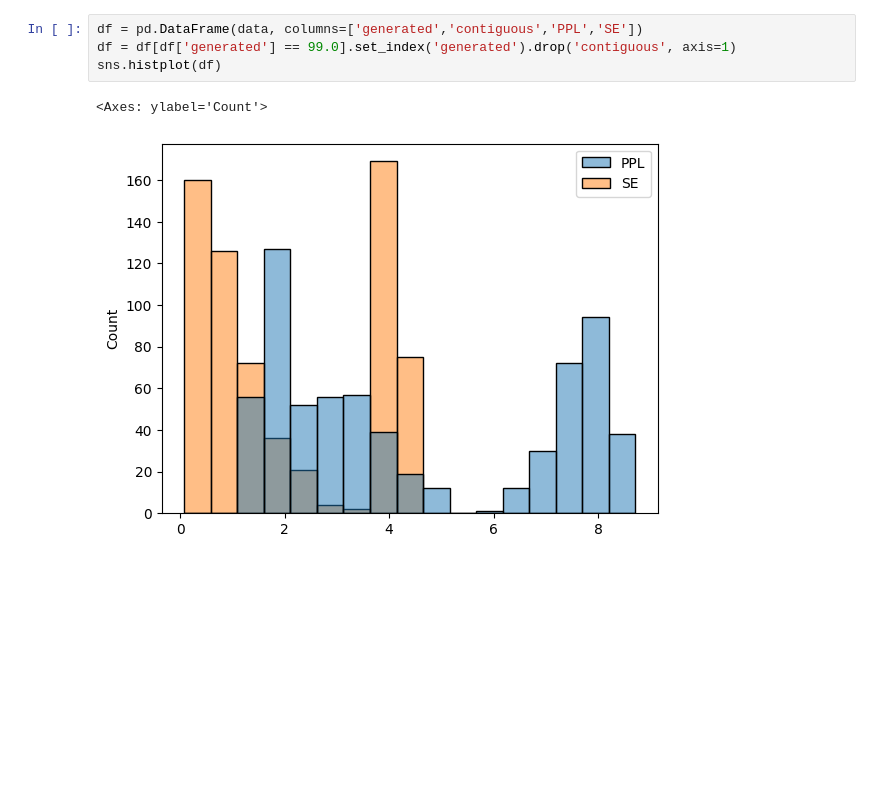
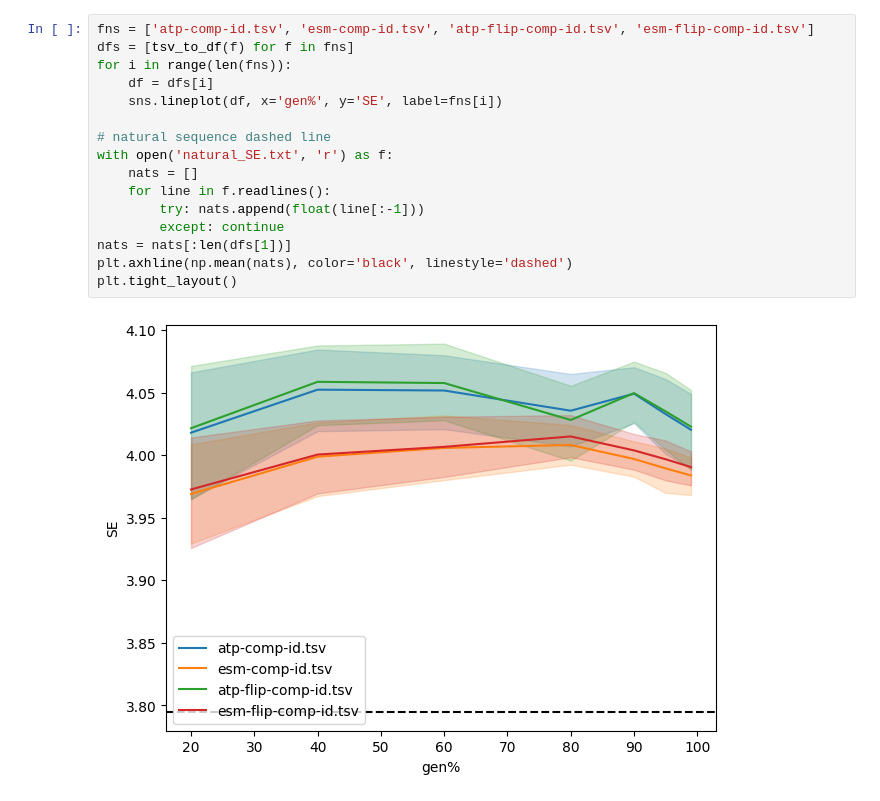
Before and after one commit to rainhaworth/ProteinCompletion, a Jupyter notebook: figures_from_tsv.ipynb, the cells around one changed output. Saved outputs shown, nothing was run; the diff lists cells and outputs as text; blank space fills up the shorter version.

```diff
--- a/figures_from_tsv.ipynb
+++ b/figures_from_tsv.ipynb
@@ -91,7 +69,18 @@ plt.ylim([1, 5])
-# %%
-df = pd.DataFrame(data, columns=['generated','contiguous','PPL','SE'])
-df = df[df['generated'] == 99.0].set_index('generated').drop('contiguous', axis=1)
-sns.histplot(df)
-# %% [output]
-<Axes: ylabel='Count'>
-[figure, removed]
+# %%
+fns = ['atp-comp-id.tsv', 'esm-comp-id.tsv', 'atp-flip-comp-id.tsv', 'esm-flip-comp-id.tsv']
+dfs = [tsv_to_df(f) for f in fns]
+for i in range(len(fns)):
+    df = dfs[i]
+    sns.lineplot(df, x='gen%', y='SE', label=fns[i])
+
+# natural sequence dashed line
+with open('natural_SE.txt', 'r') as f:
+    nats = []
+    for line in f.readlines():
+        try: nats.append(float(line[:-1]))
+        except: continue
+nats = nats[:len(dfs[1])]
+plt.axhline(np.mean(nats), color='black', linestyle='dashed')
+plt.tight_layout()
+# %% [output]
+[figure, added]
```
Also changed, not shown: parts of 7 cells of this notebook.
